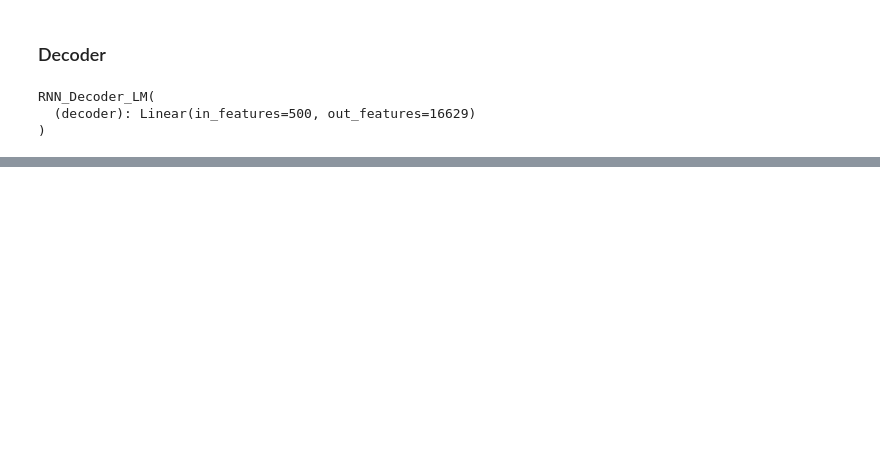
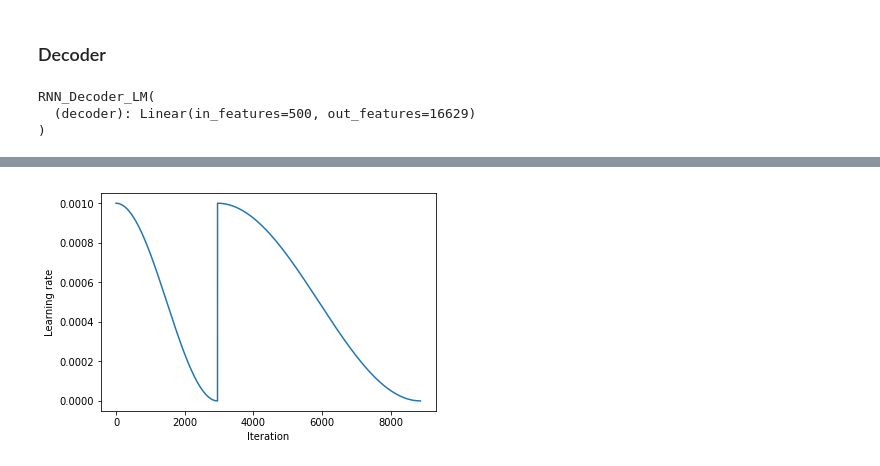
Before and after one commit to Runze/comment_classification, a Jupyter notebook: comment_classification.ipynb, the cells around one changed output, grey strips where cells are left out. Cells and saved outputs as stored; diff of their text form; code cells hidden in the pictures; blank space fills up the shorter version.

```diff
--- a/comment_classification.ipynb
+++ b/comment_classification.ipynb
@@ -382,0 +646,31 @@ torch.Size([37, 64, 16629])
+# %%
+class CosAnneal(LossRecorder):
+    def __init__(self, layer_opt, num_iters, cycle_mult=1):
+        super().__init__(layer_opt)
+
+        self.num_iters = num_iters
+        self.cycle_iter = 0
+        self.cycle_mult = cycle_mult
+
+    def update_lr(self):
+        if self.cycle_iter == self.num_iters:
+            self.cycle_iter = 0
+            self.num_iters *= self.cycle_mult
+
+        cos = np.cos(np.pi * self.cycle_iter / self.num_iters) + 1
+        self.cycle_iter += 1
+
+        return np.array(self.init_lrs) * cos / 2
+
+    def on_batch_end(self, loss, last_lr):
+        super().on_batch_end(loss, last_lr)
+        self.layer_opt.set_lrs(self.update_lr())
+# %%
+cycle_mult = 2
+n_cycle = 2
+
+layer_opt = LayerOptimizer([rnn_lm], opt_fn, lrs)
+cos_anneal = CosAnneal(layer_opt, len(trn_dl), cycle_mult)
+epochs = n_cycle if cycle_mult == 1 else math.ceil((1 - cycle_mult**n_cycle) / (1 - cycle_mult))
+# %%
+fit(rnn_lm, trn_dl, val_dl, layer_opt, crit, metrics, epochs, cos_anneal)
@@ -382,0 +684,4 @@ torch.Size([37, 64, 16629])
+# %%
+cos_anneal.plot_lr()
+# %% [output]
+[figure, added]
```
Also changed, not shown: parts of 44 cells of this notebook.
